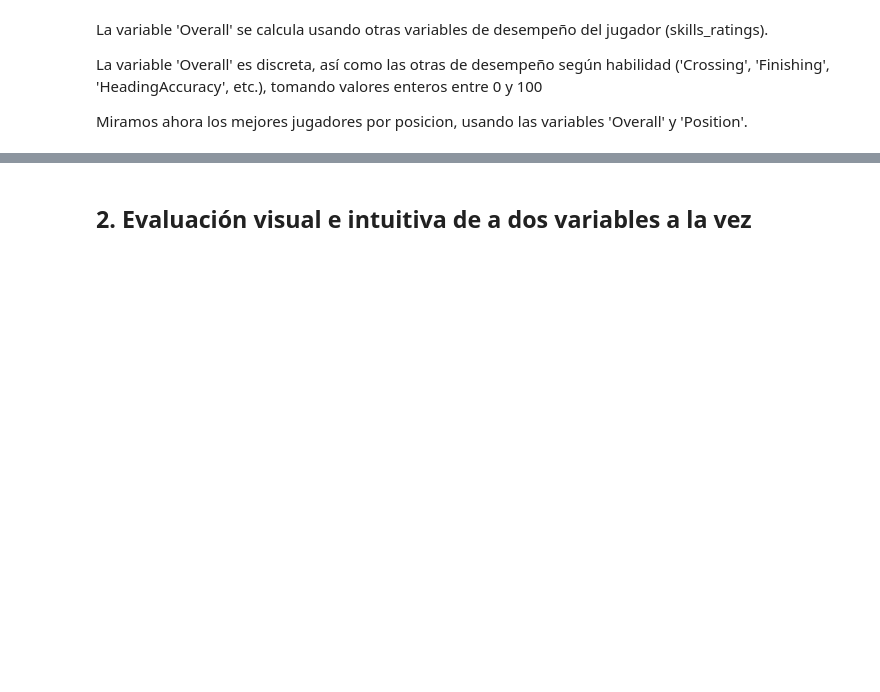
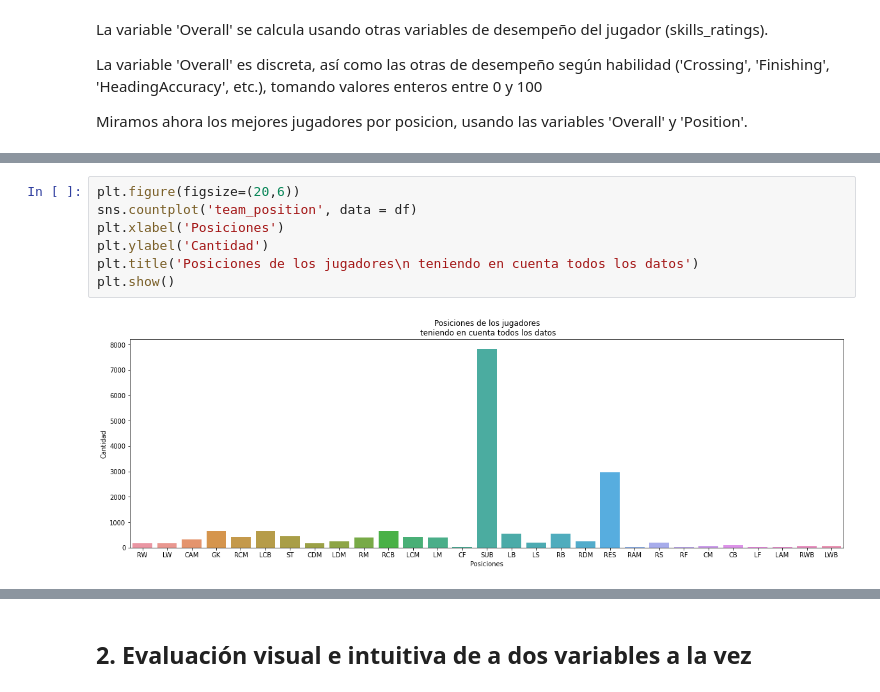
Before and after one commit to melicaffa/AprendizajeNoSupervisado, a Jupyter notebook: TrabajoNoSupervisado.ipynb, the cells around one changed output, grey strips where cells are left out. Cells and saved outputs as stored; diff of their text form; blank space fills up the shorter version.

```diff
--- a/TrabajoNoSupervisado.ipynb
+++ b/TrabajoNoSupervisado.ipynb
@@ -86,0 +92,9 @@ best_players_per_position.sample(10)
+# %%
+plt.figure(figsize=(20,6))
+sns.countplot('team_position', data = df)
+plt.xlabel('Posiciones')
+plt.ylabel('Cantidad')
+plt.title('Posiciones de los jugadores\n teniendo en cuenta todos los datos')
+plt.show()
+# %% [output]
+[figure, added]
```
Also changed, not shown: parts of 80 cells of this notebook.
